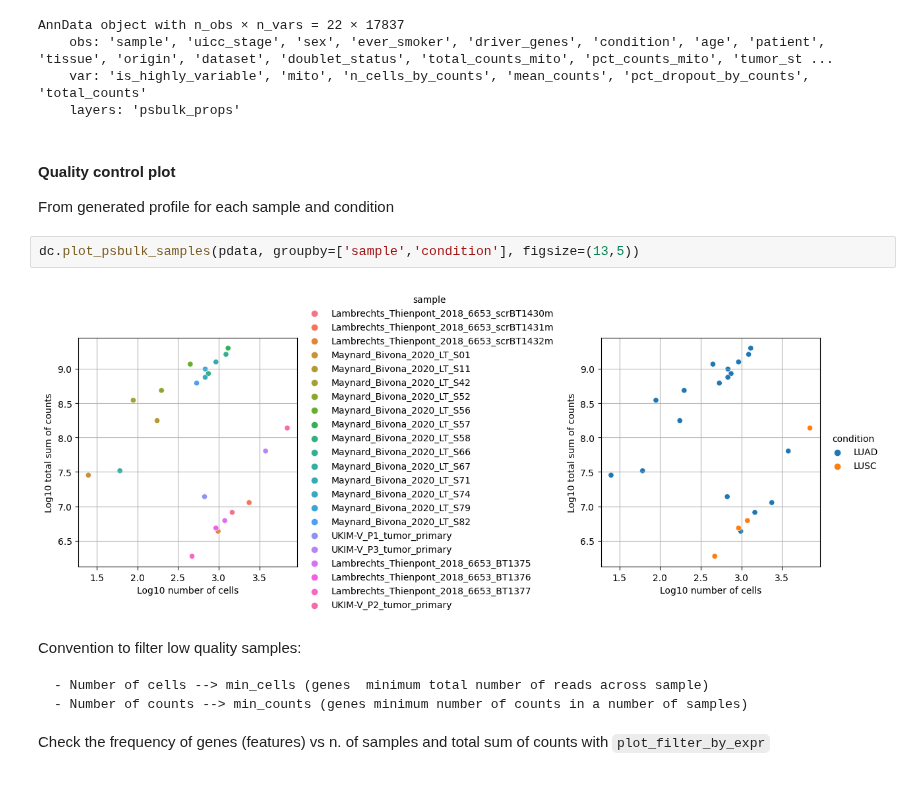
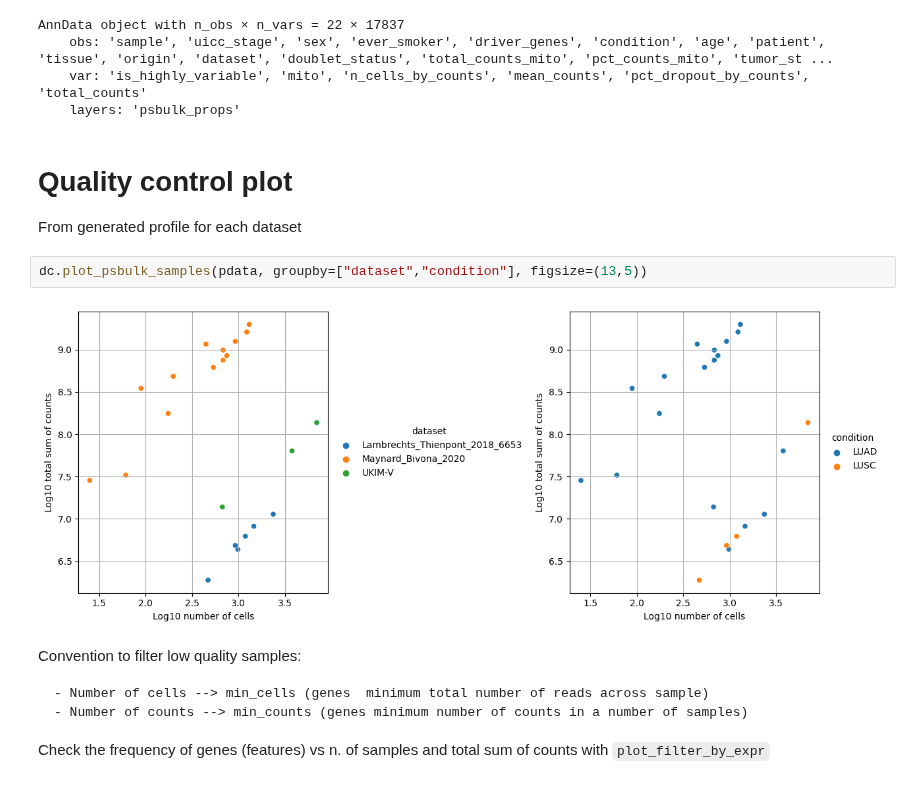
Before and after one commit to icbi-lab/atlas_protocol, a Jupyter notebook: docs/notebooks/06_differential_expression.ipynb, the cells around one changed output. Saved outputs shown, nothing was run; the diff lists cells and outputs as text.

```diff
--- a/docs/notebooks/06_differential_expression.ipynb
+++ b/docs/notebooks/06_differential_expression.ipynb
@@ -69,13 +70,13 @@ AnnData object with n_obs × n_vars = 22 × 17837
     var: 'is_highly_variable', 'mito', 'n_cells_by_counts', 'mean_counts', 'pct_dropout_by_counts', 'total_counts'
     layers: 'psbulk_props'
 # %% [markdown]
-#### Quality control plot
+# Quality control plot
 
-From generated profile for each sample and condition
+From generated profile for each dataset
 # %%
-dc.plot_psbulk_samples(pdata, groupby=['sample','condition'], figsize=(13,5))
+dc.plot_psbulk_samples(pdata, groupby=["dataset","condition"], figsize=(13,5))
 # %% [output]
-[figure, old version]
+[figure, new version]
 # %% [markdown]
 Convention to filter low quality samples:
 
```
Also changed, not shown: parts of 24 cells of this notebook.
